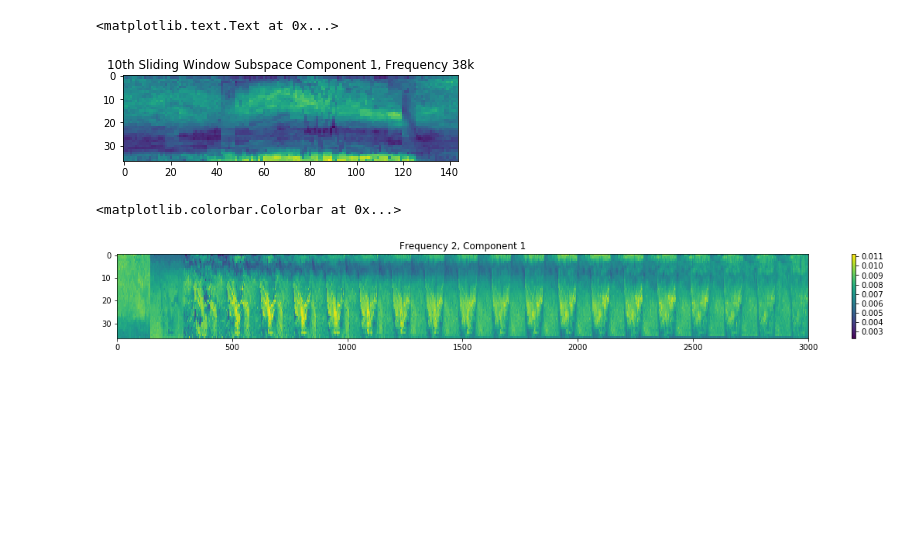
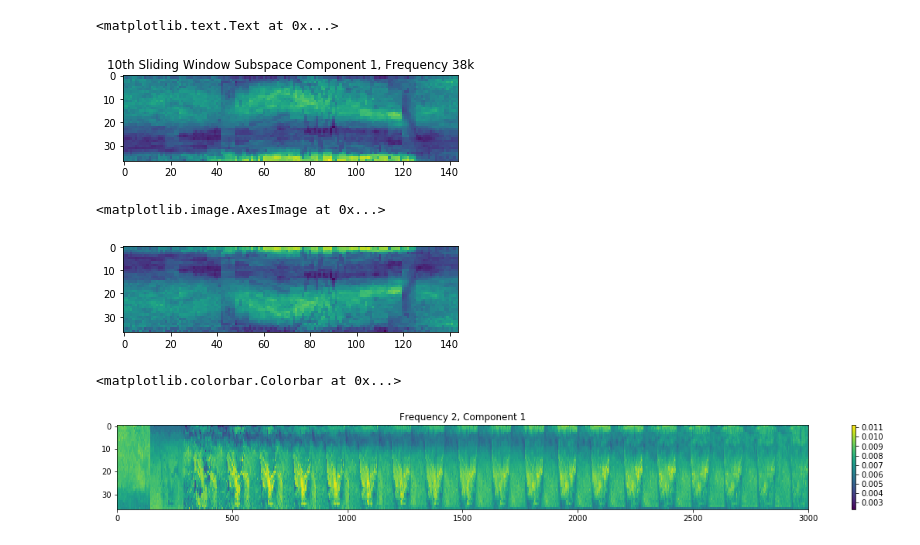
Before and after one commit to valentina-s/ooi_sonar, a Jupyter notebook: notebooks/dynamic_exploration/OnlineRPCA_sonar.ipynb, the cells around one changed output. Cells and saved outputs as stored; diff of their text form; code cells hidden in the pictures; blank space fills up the shorter version.

```diff
--- a/notebooks/dynamic_exploration/OnlineRPCA_sonar.ipynb
+++ b/notebooks/dynamic_exploration/OnlineRPCA_sonar.ipynb
@@ -179,8 +188,11 @@ plt.title("10th Sliding Window Subspace Component 1, Frequency 38k")
 [figure]
 # %%
 # Is it upside down?
-# I will switch reverse
-plt.imshow(U_list[10].reshape((3,144,37,4))[0,:,:,0].T)
+# I will switch reverse the depth dimension
+plt.imshow(U_list[10].reshape((3,144,37,4))[0,:,::-1,0].T)
+# %% [output]
+<matplotlib.image.AxesImage at 0x...>
+[figure, added]
 # %%
 # set frequency
 f = 2
```
Also changed, not shown: parts of 7 cells of this notebook.
